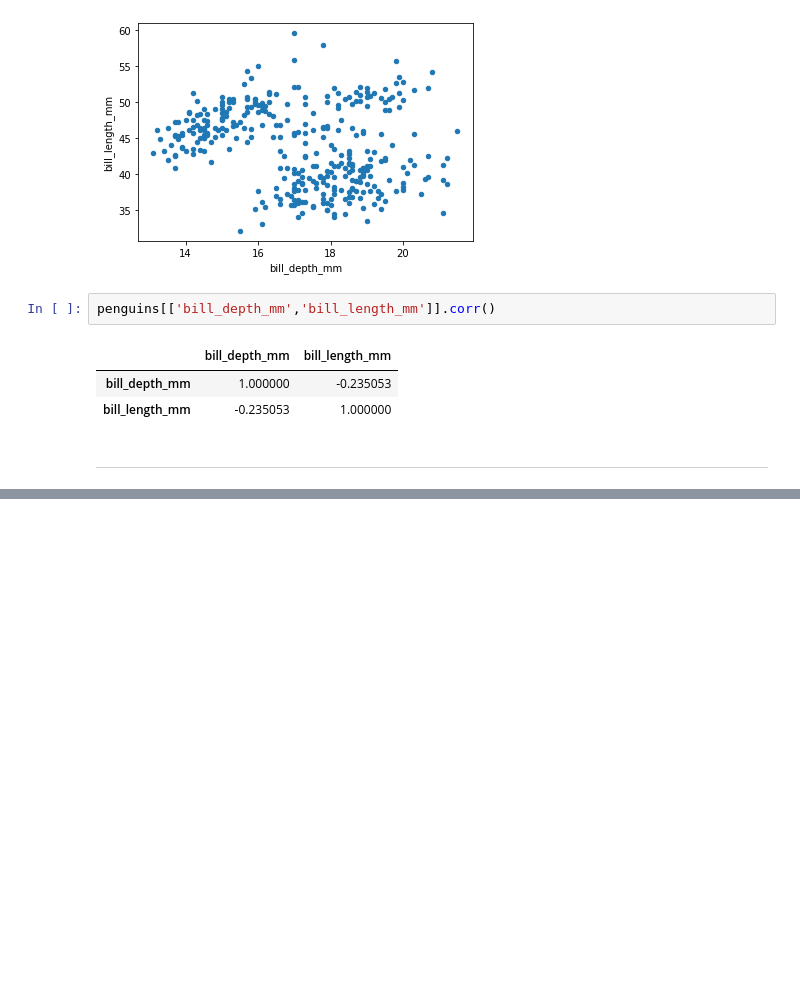
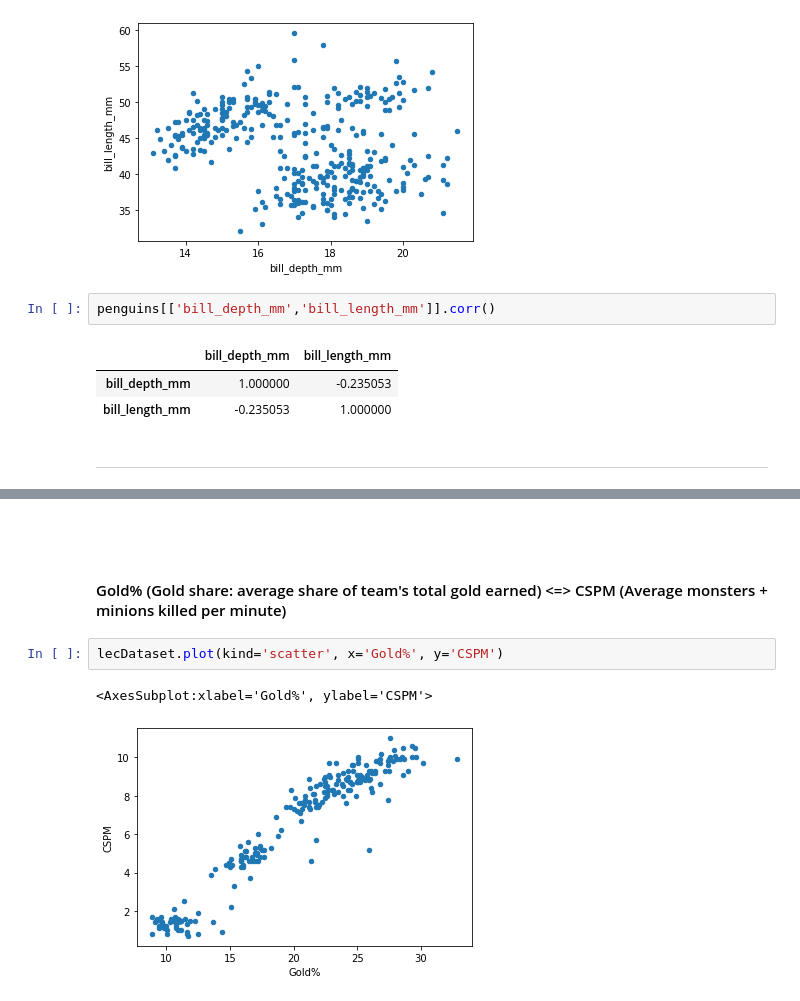
Before and after one commit to elco2000/DataSciencePortfolio, a Jupyter notebook: Week2.ipynb, the cells around one changed output, grey strips where cells are left out. Saved outputs shown, nothing was run; the diff lists cells and outputs as text; blank space fills up the shorter version.

```diff
--- a/Week2.ipynb
+++ b/Week2.ipynb
@@ -76,0 +164,9 @@ penguins[['bill_depth_mm','bill_length_mm']].corr()
+# %% [markdown]
+<br>
+# %% [markdown]
+#### Gold% (Gold share: average share of team's total gold earned) <=> CSPM (Average monsters + minions killed per minute)
+# %%
+lecDataset.plot(kind='scatter', x='Gold%', y='CSPM')
+# %% [output]
+<AxesSubplot:xlabel='Gold%', ylabel='CSPM'>
+[figure, added]
```
Also changed, not shown: parts of 22 cells of this notebook.
